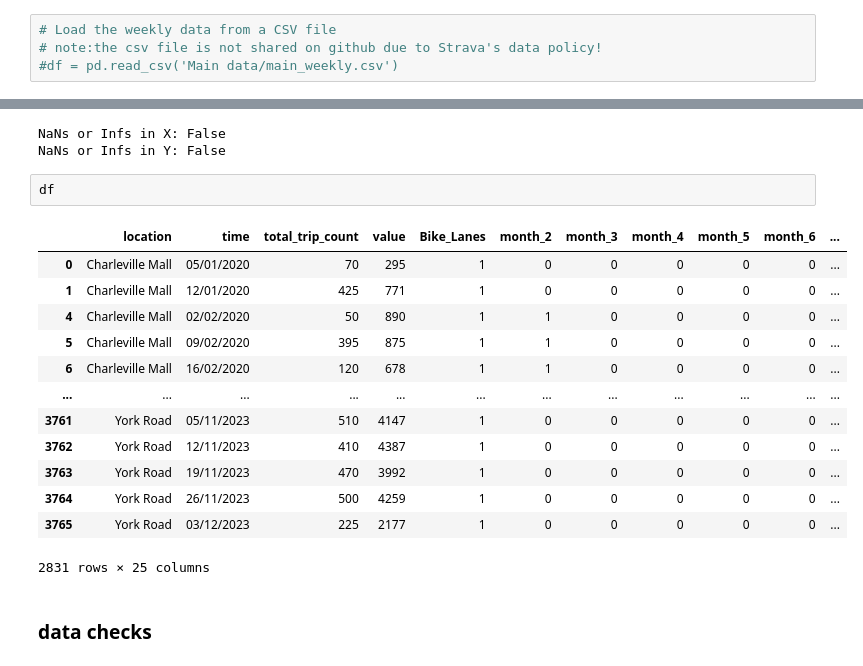
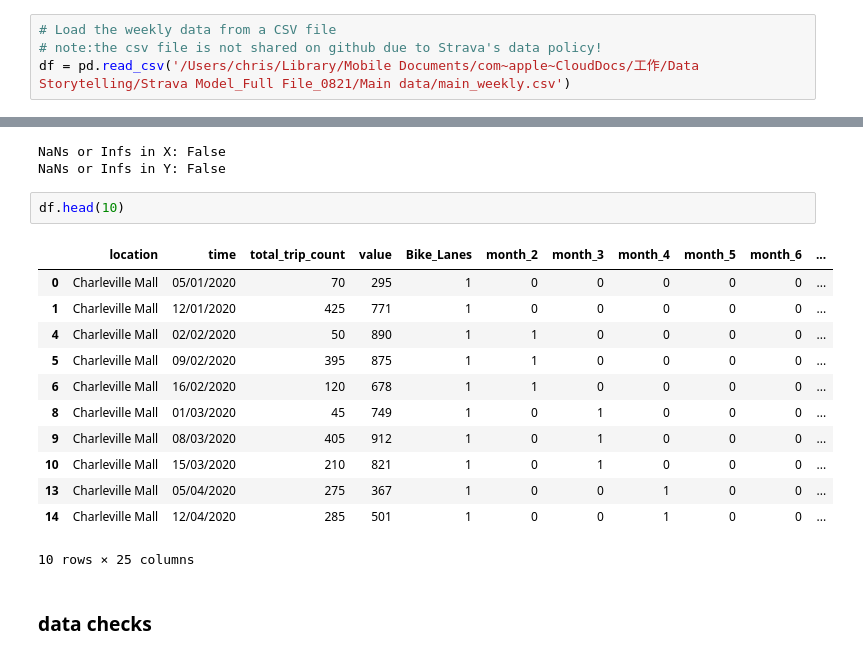
Before and after one commit to SmartDublin-DCC/Strava-Cycling-Modeling-for-Dublin, a Jupyter notebook: Strava_Model_Code_0820.ipynb, the cells around one changed output, grey strips where cells are left out. Cells and saved outputs as stored; diff of their text form.

```diff
--- a/Strava_Model_Code_0820.ipynb
+++ b/Strava_Model_Code_0820.ipynb
@@ -12,7 +12,7 @@ from sklearn.preprocessing import StandardScaler
 # %%
 # Load the weekly data from a CSV file
 # note:the csv file is not shared on github due to Strava's data policy!
-#df = pd.read_csv('Main data/main_weekly.csv')
+df = pd.read_csv('/Users/chris/Library/Mobile Documents/com~apple~CloudDocs/工作/Data Storytelling/Strava Model_Full File_0821/Main data/main_weekly.csv')
 # %% [markdown]
 ### Data Cleaning
 Remove any rows with missing or zero values in critical columns.
@@ -45,21 +45,20 @@ print("NaNs or Infs in Y:", np.any(np.isnan(Y)) or np.any(np.isinf(Y)))
 NaNs or Infs in X: False
 NaNs or Infs in Y: False
 # %%
-df
+df.head(10)
 # %% [output]
 |  | location | time | total_trip_count | value | Bike_Lanes | month_2 | month_3 | month_4 | month_5 | month_6 | ... |
 | 0 | Charleville Mall | 05/01/2020 | 70 | 295 | 1 | 0 | 0 | 0 | 0 | 0 | ... |
 | 1 | Charleville Mall | 12/01/2020 | 425 | 771 | 1 | 0 | 0 | 0 | 0 | 0 | ... |
 | 4 | Charleville Mall | 02/02/2020 | 50 | 890 | 1 | 1 | 0 | 0 | 0 | 0 | ... |
 | 5 | Charleville Mall | 09/02/2020 | 395 | 875 | 1 | 1 | 0 | 0 | 0 | 0 | ... |
 | 6 | Charleville Mall | 16/02/2020 | 120 | 678 | 1 | 1 | 0 | 0 | 0 | 0 | ... |
-| ... | ... | ... | ... | ... | ... | ... | ... | ... | ... | ... | ... |
-| 3761 | York Road | 05/11/2023 | 510 | 4147 | 1 | 0 | 0 | 0 | 0 | 0 | ... |
-| 3762 | York Road | 12/11/2023 | 410 | 4387 | 1 | 0 | 0 | 0 | 0 | 0 | ... |
-| 3763 | York Road | 19/11/2023 | 470 | 3992 | 1 | 0 | 0 | 0 | 0 | 0 | ... |
-| 3764 | York Road | 26/11/2023 | 500 | 4259 | 1 | 0 | 0 | 0 | 0 | 0 | ... |
-| 3765 | York Road | 03/12/2023 | 225 | 2177 | 1 | 0 | 0 | 0 | 0 | 0 | ... |
+| 8 | Charleville Mall | 01/03/2020 | 45 | 749 | 1 | 0 | 1 | 0 | 0 | 0 | ... |
+| 9 | Charleville Mall | 08/03/2020 | 405 | 912 | 1 | 0 | 1 | 0 | 0 | 0 | ... |
+| 10 | Charleville Mall | 15/03/2020 | 210 | 821 | 1 | 0 | 1 | 0 | 0 | 0 | ... |
+| 13 | Charleville Mall | 05/04/2020 | 275 | 367 | 1 | 0 | 0 | 1 | 0 | 0 | ... |
+| 14 | Charleville Mall | 12/04/2020 | 285 | 501 | 1 | 0 | 0 | 1 | 0 | 0 | ... |
-2831 rows × 25 columns
+10 rows × 25 columns
 # %% [markdown]
 ### data checks
 # %%
```
Also changed, not shown: parts of 7 cells of this notebook, 2 other files.
